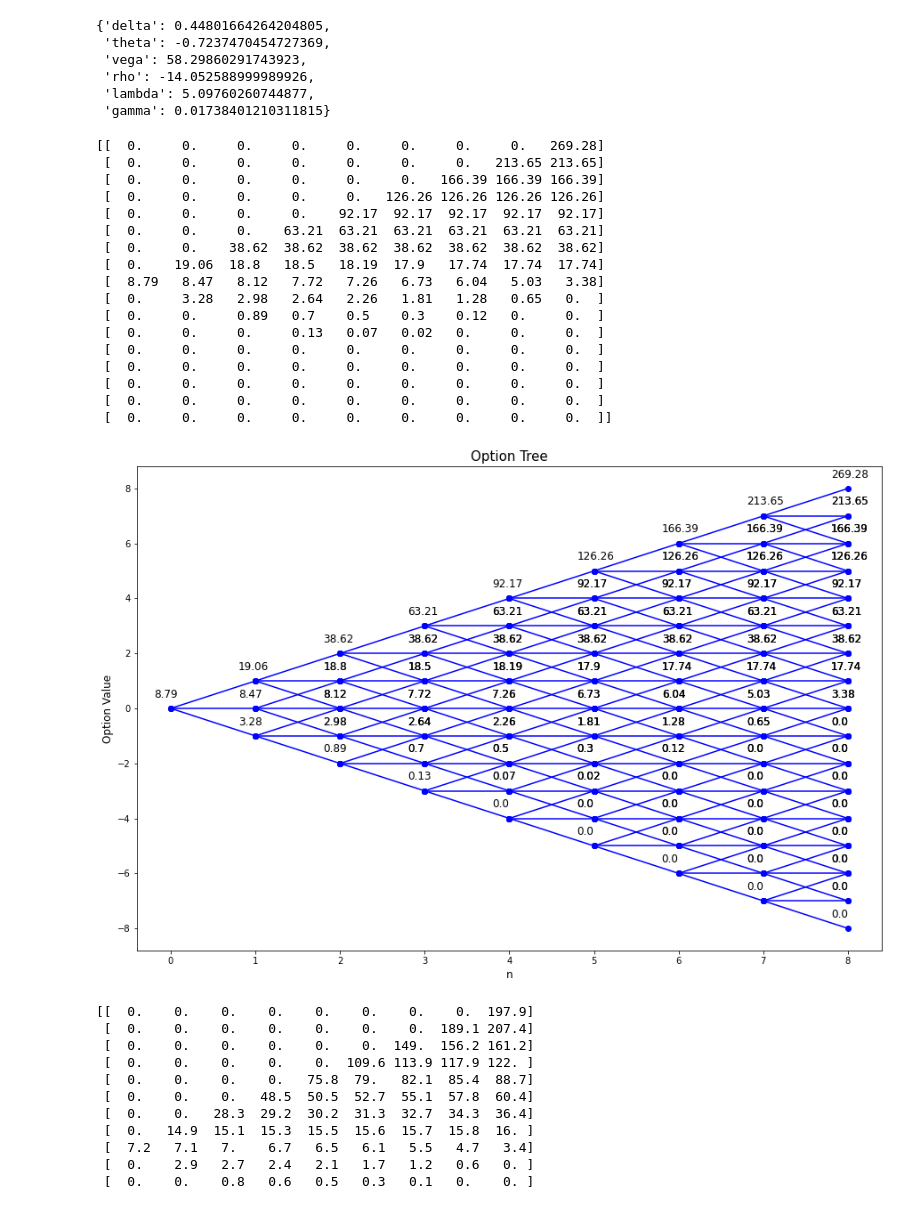
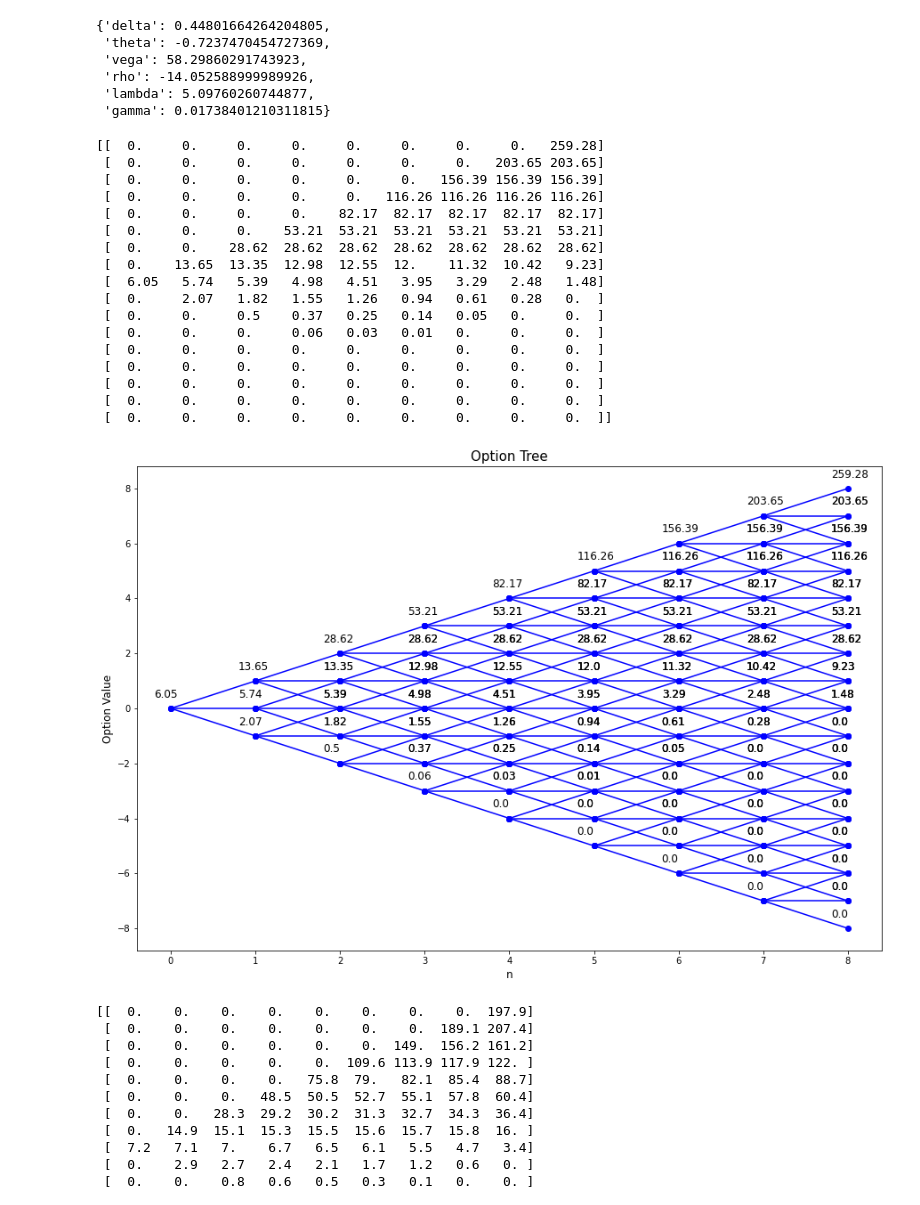
Before and after one commit to bbcho/finoptions-dev, a Jupyter notebook: notebooks/3_Bionomial.ipynb, the cells around one changed output. Saved outputs shown, nothing was run; the diff lists cells and outputs as text; code cells hidden in the pictures.

```diff
--- a/notebooks/3_Bionomial.ipynb
+++ b/notebooks/3_Bionomial.ipynb
@@ -183,31 +184,31 @@ opt.greeks()
 # %%
 n = 9
 # %%
-opt = fo.binomial_tree_options.TrinomialTreeOption(S=100, K=100, t=3, r=0.03, b=-0.04, sigma=0.2, n=n, type='american')
+opt = fo.binomial_tree_options.TrinomialTreeOption(S=100, K=110, t=3, r=0.03, b=-0.04, sigma=0.2, n=n, type='american')
 tr = opt.call(tree=True)
 np.set_printoptions(precision=2)
 np.set_printoptions(suppress=True)
 print(np.array2string(tr))
 opt.plot(figsize=(15,10), dx=-0.2, dy=0.4);
 # %% [output]
-[[  0.     0.     0.     0.     0.     0.     0.     0.   269.28]
- [  0.     0.     0.     0.     0.     0.     0.   213.65 213.65]
- [  0.     0.     0.     0.     0.     0.   166.39 166.39 166.39]
- [  0.     0.     0.     0.     0.   126.26 126.26 126.26 126.26]
- [  0.     0.     0.     0.    92.17  92.17  92.17  92.17  92.17]
- [  0.     0.     0.    63.21  63.21  63.21  63.21  63.21  63.21]
- [  0.     0.    38.62  38.62  38.62  38.62  38.62  38.62  38.62]
- [  0.    19.06  18.8   18.5   18.19  17.9   17.74  17.74  17.74]
- [  8.79   8.47   8.12   7.72   7.26   6.73   6.04   5.03   3.38]
- [  0.     3.28   2.98   2.64   2.26   1.81   1.28   0.65   0.  ]
- [  0.     0.     0.89   0.7    0.5    0.3    0.12   0.     0.  ]
- [  0.     0.     0.     0.13   0.07   0.02   0.     0.     0.  ]
+[[  0.     0.     0.     0.     0.     0.     0.     0.   259.28]
+ [  0.     0.     0.     0.     0.     0.     0.   203.65 203.65]
+ [  0.     0.     0.     0.     0.     0.   156.39 156.39 156.39]
+ [  0.     0.     0.     0.     0.   116.26 116.26 116.26 116.26]
+ [  0.     0.     0.     0.    82.17  82.17  82.17  82.17  82.17]
+ [  0.     0.     0.    53.21  53.21  53.21  53.21  53.21  53.21]
+ [  0.     0.    28.62  28.62  28.62  28.62  28.62  28.62  28.62]
+ [  0.    13.65  13.35  12.98  12.55  12.    11.32  10.42   9.23]
+ [  6.05   5.74   5.39   4.98   4.51   3.95   3.29   2.48   1.48]
+ [  0.     2.07   1.82   1.55   1.26   0.94   0.61   0.28   0.  ]
+ [  0.     0.     0.5    0.37   0.25   0.14   0.05   0.     0.  ]
+ [  0.     0.     0.     0.06   0.03   0.01   0.     0.     0.  ]
  [  0.     0.     0.     0.     0.     0.     0.     0.     0.  ]
  [  0.     0.     0.     0.     0.     0.     0.     0.     0.  ]
  [  0.     0.     0.     0.     0.     0.     0.     0.     0.  ]
  [  0.     0.     0.     0.     0.     0.     0.     0.     0.  ]
  [  0.     0.     0.     0.     0.     0.     0.     0.     0.  ]]
-[figure, old version]
+[figure, new version]
 # %%
 opt = fo.binomial_tree_options.TrinomialTreeOption(S=100, K=100, t=3, r=0.03, b=-0.04, sigma=0.2, n=n, type='european')
 tr = opt.call(tree=True)
```
Also changed, not shown: parts of 4 cells of this notebook, 2 other files.
